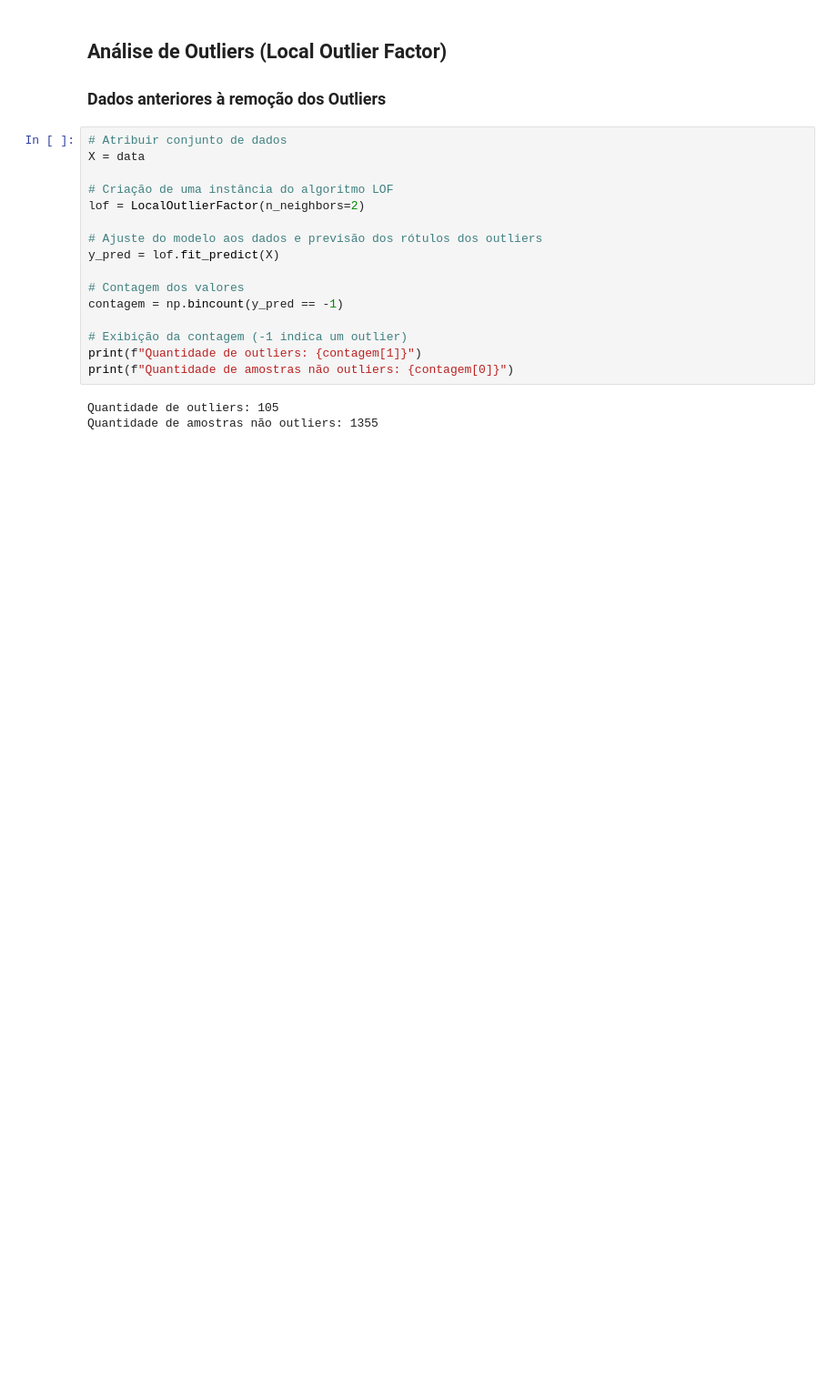
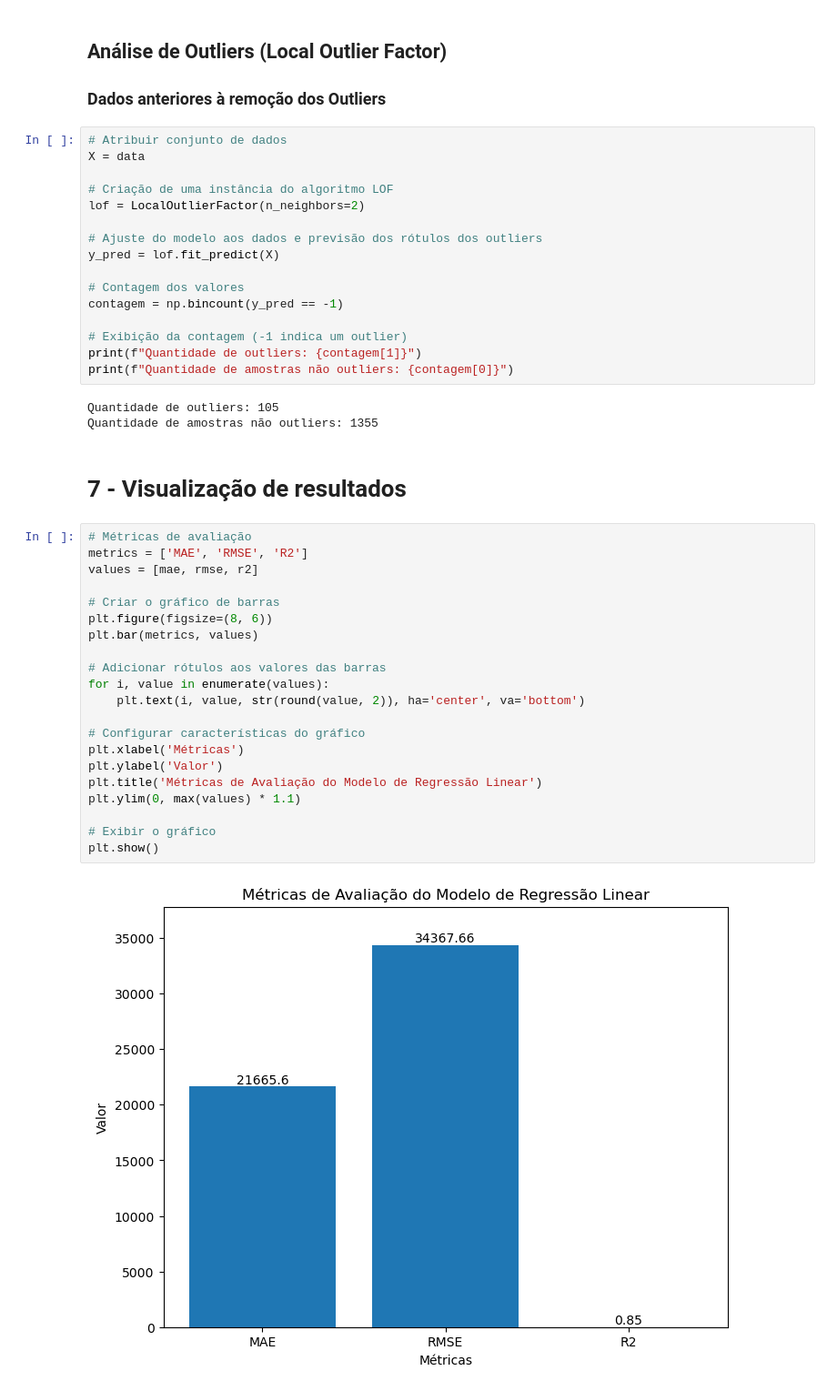
Before and after one commit to ti-danielmartins/HousePrices_C3_Analise, a Jupyter notebook: HousePrices_C3_Analise.ipynb, the cells around one changed output. Shown at 91% size. Cells and saved outputs as stored; diff of their text form; blank space fills up the shorter version.

```diff
--- a/HousePrices_C3_Analise.ipynb
+++ b/HousePrices_C3_Analise.ipynb
@@ -538,3 +581,28 @@ print(f"Quantidade de amostras não outliers: {contagem[0]}")
 # %% [output]
 Quantidade de outliers: 105
 Quantidade de amostras não outliers: 1355
+# %% [markdown]
+# 7 - Visualização de resultados
+# %%
+# Métricas de avaliação
+metrics = ['MAE', 'RMSE', 'R2']
+values = [mae, rmse, r2]
+
+# Criar o gráfico de barras
+plt.figure(figsize=(8, 6))
+plt.bar(metrics, values)
+
+# Adicionar rótulos aos valores das barras
+for i, value in enumerate(values):
+    plt.text(i, value, str(round(value, 2)), ha='center', va='bottom')
+
+# Configurar características do gráfico
+plt.xlabel('Métricas')
+plt.ylabel('Valor')
+plt.title('Métricas de Avaliação do Modelo de Regressão Linear')
+plt.ylim(0, max(values) * 1.1)
+
+# Exibir o gráfico
+plt.show()
+# %% [output]
+[figure, added]
```
Also changed, not shown: parts of 27 cells of this notebook.
